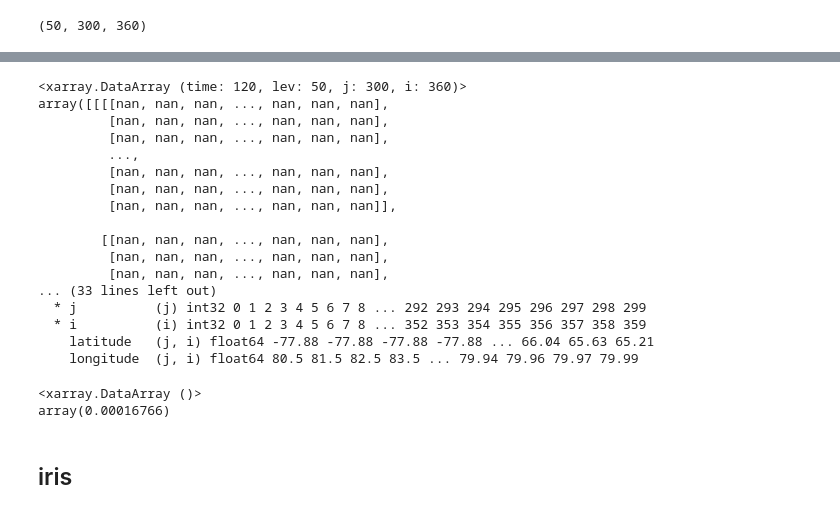
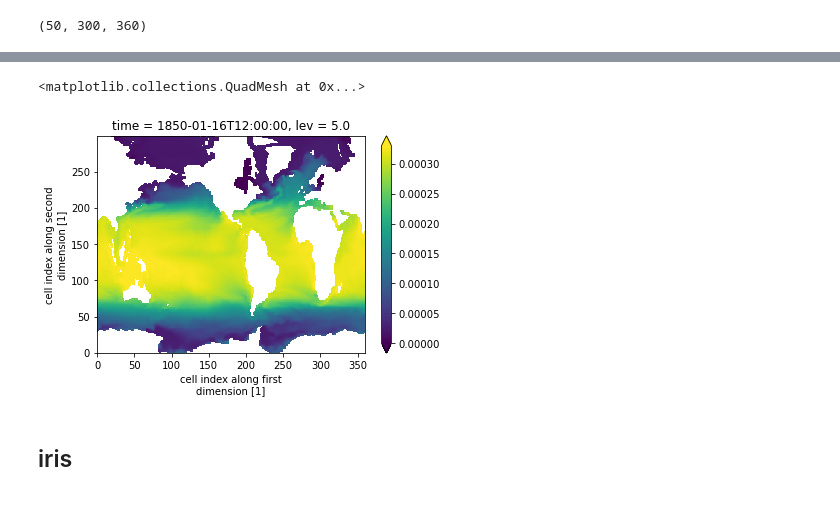
Before and after one commit to DamienIrving/ocean-analysis, a Jupyter notebook: development/gsw.ipynb, the cells around one changed output, grey strips where cells are left out. Cells and saved outputs as stored; diff of their text form; code cells hidden in the pictures.

```diff
--- a/development/gsw.ipynb
+++ b/development/gsw.ipynb
@@ -61,28 +81,9 @@ alpha = xr.apply_ufunc(gsw.alpha, da_so, da_thetao, da_pressure,
 # %%
-alpha.compute()
+selection = alpha.isel({'time': 0, 'lev': 0}) #.where(alpha['alpha'].isel({'time': 0, 'lev': 0}) < 1.0)
+selection.plot(vmin=0.0, vmax=0.00033)
 # %% [output]
-<xarray.DataArray (time: 120, lev: 50, j: 300, i: 360)>
-array([[[[nan, nan, nan, ..., nan, nan, nan],
-         [nan, nan, nan, ..., nan, nan, nan],
-         [nan, nan, nan, ..., nan, nan, nan],
-         ...,
-         [nan, nan, nan, ..., nan, nan, nan],
-         [nan, nan, nan, ..., nan, nan, nan],
-         [nan, nan, nan, ..., nan, nan, nan]],
-
-        [[nan, nan, nan, ..., nan, nan, nan],
-         [nan, nan, nan, ..., nan, nan, nan],
-         [nan, nan, nan, ..., nan, nan, nan],
-... (33 lines left out)
-  * j          (j) int32 0 1 2 3 4 5 6 7 8 ... 292 293 294 295 296 297 298 299
-  * i          (i) int32 0 1 2 3 4 5 6 7 8 ... 352 353 354 355 356 357 358 359
-    latitude   (j, i) float64 -77.88 -77.88 -77.88 -77.88 ... 66.04 65.63 65.21
-    longitude  (j, i) float64 80.5 81.5 82.5 83.5 ... 79.94 79.96 79.97 79.99
+<matplotlib.collections.QuadMesh at 0x...>
+[figure, added]
-# %%
-alpha.mean()
-# %% [output]
-<xarray.DataArray ()>
-array(0.00016766)
 # %% [markdown]
 ## iris
 # %%
```
Also changed, not shown: parts of 6 cells of this notebook, 1 other file.
